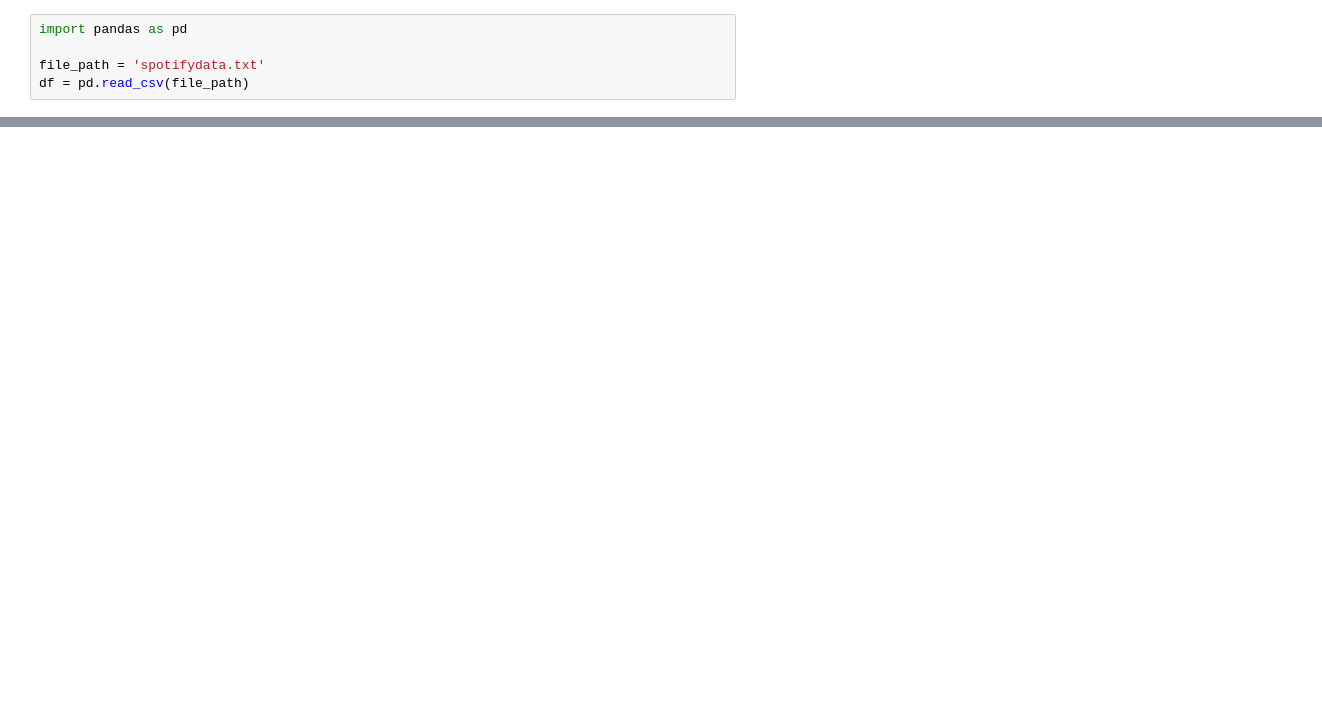
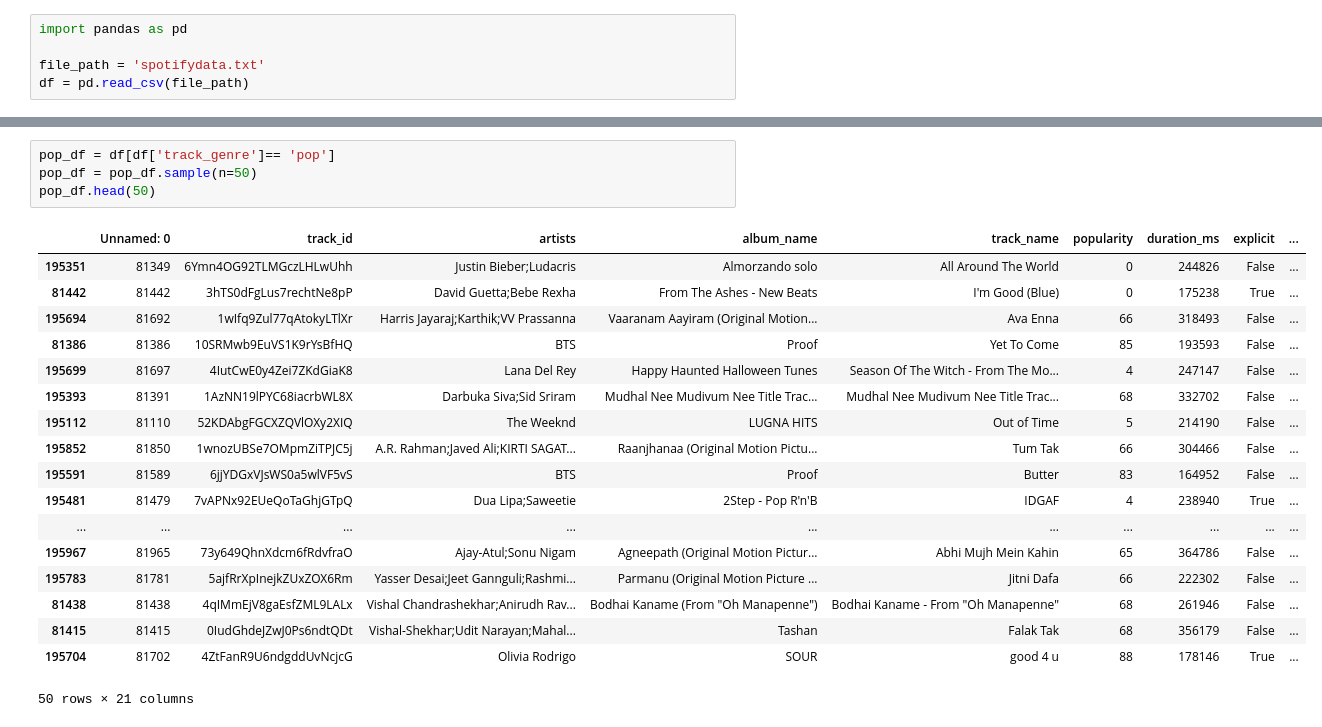
Before and after one commit to devwilkes/Playlist, a Jupyter notebook: Playlist_Analysis.ipynb, the cells around one changed output, grey strips where cells are left out. Drawn from its saved outputs; the diff is of its cells as text; blank space fills up the shorter version.

```diff
--- a/Playlist_Analysis.ipynb
+++ b/Playlist_Analysis.ipynb
@@ -22,0 +26,23 @@ NaN                                              track_id               artists
+# %%
+pop_df = df[df['track_genre']== 'pop']
+pop_df = pop_df.sample(n=50)
+pop_df.head(50)
+# %% [output]
+|  | Unnamed: 0 | track_id | artists | album_name | track_name | popularity | duration_ms | explicit | ... |
+| 195351 | 81349 | 6Ymn4OG92TLMGczLHLwUhh | Justin Bieber;Ludacris | Almorzando solo | All Around The World | 0 | 244826 | False | ... |
+| 81442 | 81442 | 3hTS0dFgLus7rechtNe8pP | David Guetta;Bebe Rexha | From The Ashes - New Beats | I'm Good (Blue) | 0 | 175238 | True | ... |
+| 195694 | 81692 | 1wIfq9Zul77qAtokyLTlXr | Harris Jayaraj;Karthik;VV Prassanna | Vaaranam Aayiram (Original Motion... | Ava Enna | 66 | 318493 | False | ... |
+| 81386 | 81386 | 10SRMwb9EuVS1K9rYsBfHQ | BTS | Proof | Yet To Come | 85 | 193593 | False | ... |
+| 195699 | 81697 | 4IutCwE0y4Zei7ZKdGiaK8 | Lana Del Rey | Happy Haunted Halloween Tunes | Season Of The Witch - From The Mo... | 4 | 247147 | False | ... |
+| 195393 | 81391 | 1AzNN19lPYC68iacrbWL8X | Darbuka Siva;Sid Sriram | Mudhal Nee Mudivum Nee Title Trac... | Mudhal Nee Mudivum Nee Title Trac... | 68 | 332702 | False | ... |
+| 195112 | 81110 | 52KDAbgFGCXZQVlOXy2XIQ | The Weeknd | LUGNA HITS | Out of Time | 5 | 214190 | False | ... |
+| 195852 | 81850 | 1wnozUBSe7OMpmZiTPJC5j | A.R. Rahman;Javed Ali;KIRTI SAGAT... | Raanjhanaa (Original Motion Pictu... | Tum Tak | 66 | 304466 | False | ... |
+| 195591 | 81589 | 6jjYDGxVJsWS0a5wlVF5vS | BTS | Proof | Butter | 83 | 164952 | False | ... |
+| 195481 | 81479 | 7vAPNx92EUeQoTaGhjGTpQ | Dua Lipa;Saweetie | 2Step - Pop R'n'B | IDGAF | 4 | 238940 | True | ... |
+| ... | ... | ... | ... | ... | ... | ... | ... | ... | ... |
+| 195967 | 81965 | 73y649QhnXdcm6fRdvfraO | Ajay-Atul;Sonu Nigam | Agneepath (Original Motion Pictur... | Abhi Mujh Mein Kahin | 65 | 364786 | False | ... |
+| 195783 | 81781 | 5ajfRrXpInejkZUxZOX6Rm | Yasser Desai;Jeet Gannguli;Rashmi... | Parmanu (Original Motion Picture ... | Jitni Dafa | 66 | 222302 | False | ... |
+| 81438 | 81438 | 4qIMmEjV8gaEsfZML9LALx | Vishal Chandrashekhar;Anirudh Rav... | Bodhai Kaname (From "Oh Manapenne") | Bodhai Kaname - From "Oh Manapenne" | 68 | 261946 | False | ... |
+| 81415 | 81415 | 0IudGhdeJZwJ0Ps6ndtQDt | Vishal-Shekhar;Udit Narayan;Mahal... | Tashan | Falak Tak | 68 | 356179 | False | ... |
+| 195704 | 81702 | 4ZtFanR9U6ndgddUvNcjcG | Olivia Rodrigo | SOUR | good 4 u | 88 | 178146 | True | ... |
+50 rows × 21 columns
```
Also changed, not shown: parts of 1 cell of this notebook.
